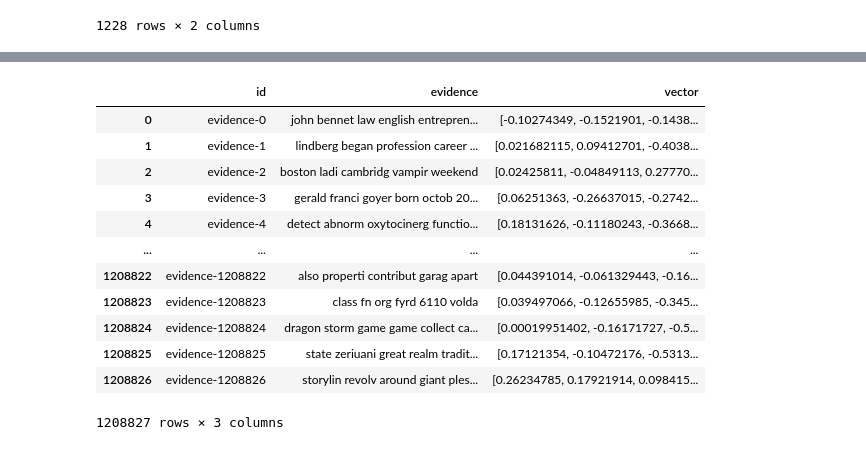
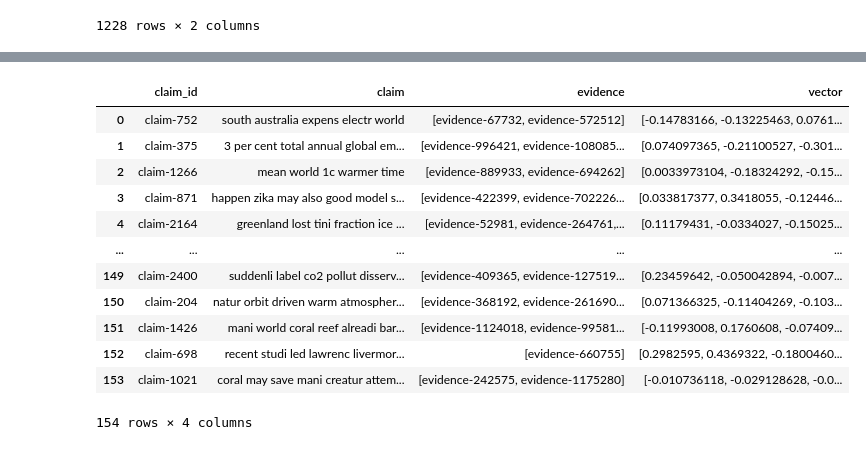
Before and after one commit to kexincchen/NLP-Project, a Jupyter notebook: eva.ipynb, the cells around one changed output, grey strips where cells are left out. Saved outputs shown, nothing was run; the diff lists cells and outputs as text; code cells hidden in the pictures.

Commit message:
add baseline model (doc2vec + random forest)

```diff
--- a/eva.ipynb
+++ b/eva.ipynb
@@ -70,7 +56,7 @@ evidence_df
 1208827 rows × 2 columns
 # %%
 data_for_dataframe = []
-for claim_id, claim_details in claims_data.items():
+for claim_id, claim_details in train_claims_data.items():
     claim_text = preprocess_text(claim_details['claim_text'])
     eids = claim_details['evidences']
     data_for_dataframe.append({
@@ -79,8 +65,8 @@ for claim_id, claim_details in claims_data.items():
         })
 
 # Create DataFrame
-claims_df = pd.DataFrame(data_for_dataframe)
-claims_df
+train_claims_df = pd.DataFrame(data_for_dataframe)
+train_claims_df
 # %% [output]
 |  | claim | evidence |
 | 0 | scientif evid co2 pollut higher c... | [evidence-442946, evidence-119431... |
@@ -138,9 +109,9 @@ model.save("d2v.model")
 # %%
 model= Doc2Vec.load("d2v.model")
 # %%
-claims_df["vector"] = ""
-for i in range(claims_df.shape[0]):
-    inferred_vector = model.infer_vector(claims_df["claim"][i].split())
-    claims_df["vector"][i] = inferred_vector
-claims_df.to_csv('train_claim_vector.csv', index=False)
-claims_df
+# train_claims_df["vector"] = ""
+# for i in range(train_claims_df.shape[0]):
+#     inferred_vector = model.infer_vector(train_claims_df["claim"][i].split())
+#     train_claims_df["vector"][i] = inferred_vector
+# train_claims_df.to_csv('data/curated/train_claim_vector.csv', index=False)
+# train_claims_df
@@ -160,0 +142,14 @@ claims_df
+# %%
+data_for_dataframe = []
+for claim_id, claim_details in dev_claims_data.items():
+    claim_text = preprocess_text(claim_details['claim_text'])
+    eids = claim_details['evidences']
+    data_for_dataframe.append({
+			'claim_id': claim_id,
+            'claim': claim_text,
+            'evidence': eids
+        })
+
+# Create DataFrame
+dev_claims_df = pd.DataFrame(data_for_dataframe)
+dev_claims_df
@@ -161,20 +170,21 @@ claims_df
 # %%
-evidence_df["vector"] = ""
-for i in range(evidence_df.shape[0]):
-    inferred_vector = model.infer_vector(evidence_df["evidence"][i].split())
-    evidence_df["vector"][i] = inferred_vector
-evidence_df
+dev_claims_df["vector"] = ""
+for i in range(dev_claims_df.shape[0]):
+    inferred_vector = model.infer_vector(dev_claims_df["claim"][i].split())
+    dev_claims_df["vector"][i] = inferred_vector
+dev_claims_df.to_csv('data/curated/dev_claim_vector.csv', index=False)
+dev_claims_df
 # %% [output]
-|  | id | evidence | vector |
-| 0 | evidence-0 | john bennet law english entrepren... | [-0.10274349, -0.1521901, -0.1438... |
-| 1 | evidence-1 | lindberg began profession career ... | [0.021682115, 0.09412701, -0.4038... |
-| 2 | evidence-2 | boston ladi cambridg vampir weekend | [0.02425811, -0.04849113, 0.27770... |
-| 3 | evidence-3 | gerald franci goyer born octob 20... | [0.06251363, -0.26637015, -0.2742... |
-| 4 | evidence-4 | detect abnorm oxytocinerg functio... | [0.18131626, -0.11180243, -0.3668... |
-| ... | ... | ... | ... |
-| 1208822 | evidence-1208822 | also properti contribut garag apart | [0.044391014, -0.061329443, -0.16... |
-| 1208823 | evidence-1208823 | class fn org fyrd 6110 volda | [0.039497066, -0.12655985, -0.345... |
-| 1208824 | evidence-1208824 | dragon storm game game collect ca... | [0.00019951402, -0.16171727, -0.5... |
-| 1208825 | evidence-1208825 | state zeriuani great realm tradit... | [0.17121354, -0.10472176, -0.5313... |
-| 1208826 | evidence-1208826 | storylin revolv around giant ples... | [0.26234785, 0.17921914, 0.098415... |
+|  | claim_id | claim | evidence | vector |
+| 0 | claim-752 | south australia expens electr world | [evidence-67732, evidence-572512] | [-0.14783166, -0.13225463, 0.0761... |
+| 1 | claim-375 | 3 per cent total annual global em... | [evidence-996421, evidence-108085... | [0.074097365, -0.21100527, -0.301... |
+| 2 | claim-1266 | mean world 1c warmer time | [evidence-889933, evidence-694262] | [0.0033973104, -0.18324292, -0.15... |
+| 3 | claim-871 | happen zika may also good model s... | [evidence-422399, evidence-702226... | [0.033817377, 0.3418055, -0.12446... |
+| 4 | claim-2164 | greenland lost tini fraction ice ... | [evidence-52981, evidence-264761,... | [0.11179431, -0.0334027, -0.15025... |
+| ... | ... | ... | ... | ... |
+| 149 | claim-2400 | suddenli label co2 pollut disserv... | [evidence-409365, evidence-127519... | [0.23459642, -0.050042894, -0.007... |
+| 150 | claim-204 | natur orbit driven warm atmospher... | [evidence-368192, evidence-261690... | [0.071366325, -0.11404269, -0.103... |
+| 151 | claim-1426 | mani world coral reef alreadi bar... | [evidence-1124018, evidence-99581... | [-0.11993008, 0.1760608, -0.07409... |
+| 152 | claim-698 | recent studi led lawrenc livermor... | [evidence-660755] | [0.2982595, 0.4369322, -0.1800460... |
+| 153 | claim-1021 | coral may save mani creatur attem... | [evidence-242575, evidence-1175280] | [-0.010736118, -0.029128628, -0.0... |
-1208827 rows × 3 columns
+154 rows × 4 columns
```
Also changed, not shown: parts of 29 cells of this notebook, 6 other files.
